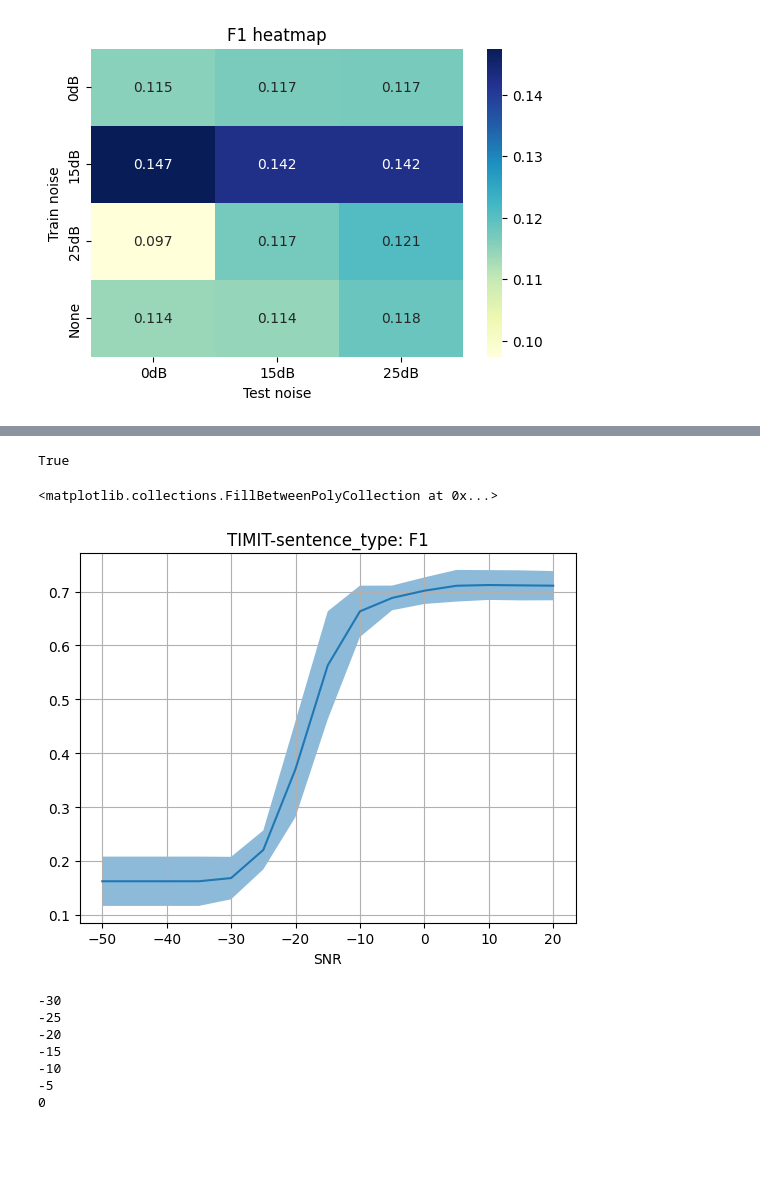
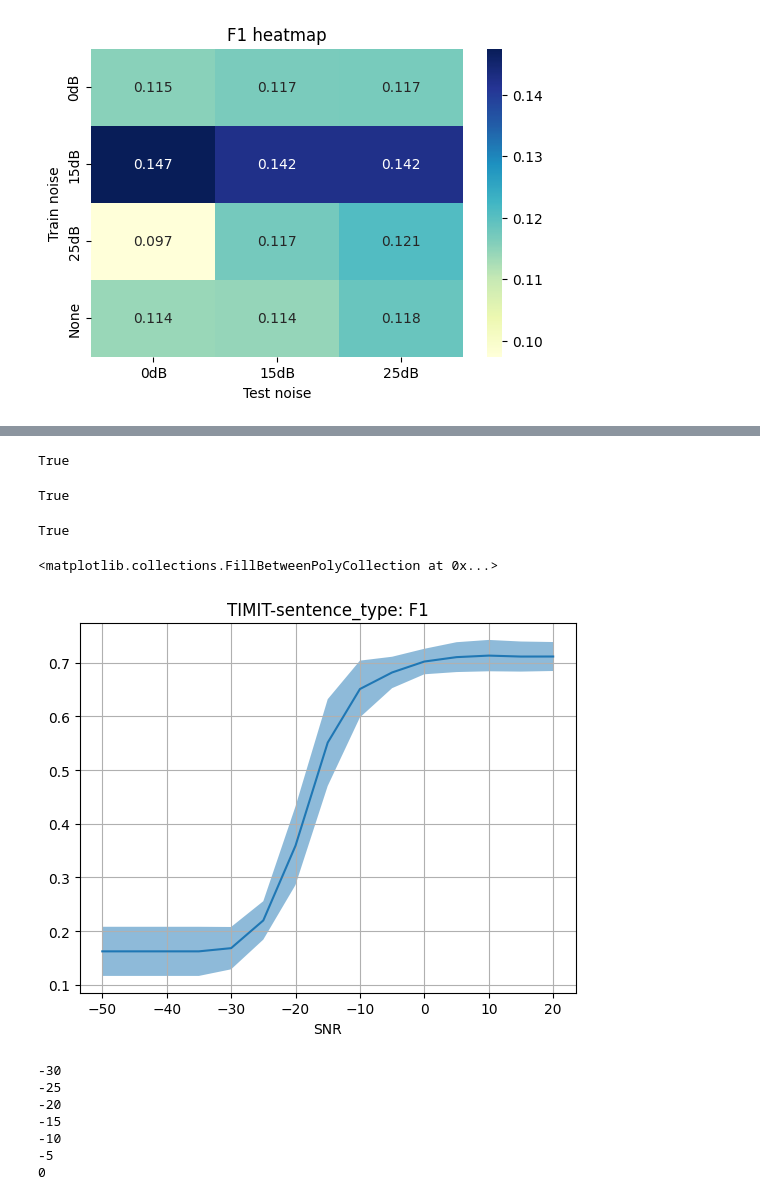
Before and after one commit to StrawberryJoghurt/ASL-ConNo, a Jupyter notebook: 1.ipynb, the cells around one changed output, grey strips where cells are left out. Drawn from its saved outputs; the diff is of its cells as text; code cells hidden in the pictures; blank space fills up the shorter version.

```diff
--- a/1.ipynb
+++ b/1.ipynb
@@ -445,3 +717,13 @@ overlap
+# %%
+type(data_adj) is np.ndarray
+# %% [output]
+True
+# %%
+import matplotlib.pyplot as plt
+# plt.bar(df.columns, df.sum())
+"Fire" in df.columns
+# %% [output]
+True
 # %%
 import datasets
 ds = ds.cast_column("audio", datasets.Audio(decode=False))
@@ -458,32 +740,32 @@ True
 import yaml
 import os
 import matplotlib.pyplot as plt
 import numpy as np
 data_dict = {}
 for seed in [0, 1, 2]:
     for snr in range(-50, 25, 5):
         path = (
             f"results/test/training/"
             f"TIMIT-sentencetype-16k_Cnn10-32k-T_Adam_0.001_64_epoch_5_None_None_"
-            f"StaticGaussian({snr})_{seed}/_test/test_holistic.yaml"
+            f"test({snr})_{seed}/_test/test_holistic.yaml"
         )
 
         with open(path, "r") as f:
             data = yaml.safe_load(f)   # ← 正确方式
             # print(snr, data['f1']['all'])
             if snr in data_dict:
                 data_dict[snr].append(data['f1']['all'])
             else:
                 data_dict[snr] = [data['f1']['all']]
 
 x = list(data_dict.keys())
 mean_list = np.array([np.mean(data_dict[s]) for s in x])
 std_list = np.array([np.std(data_dict[s]) for s in x])
 plt.plot(x, mean_list)
 plt.title("TIMIT-sentence_type: F1")
 plt.grid()
 plt.xlabel("SNR")
 plt.fill_between(x, mean_list-std_list, mean_list+std_list, alpha=0.5)
 # %% [output]
 <matplotlib.collections.FillBetweenPolyCollection at 0x...>
-[figure, old version]
+[figure, new version]
```
Also changed, not shown: parts of 9 cells of this notebook, 18 other files.
